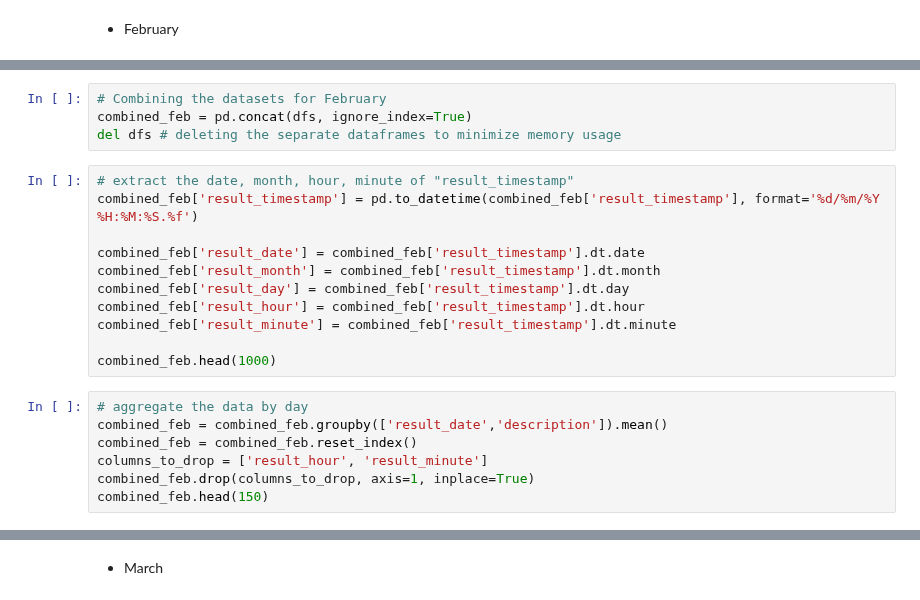
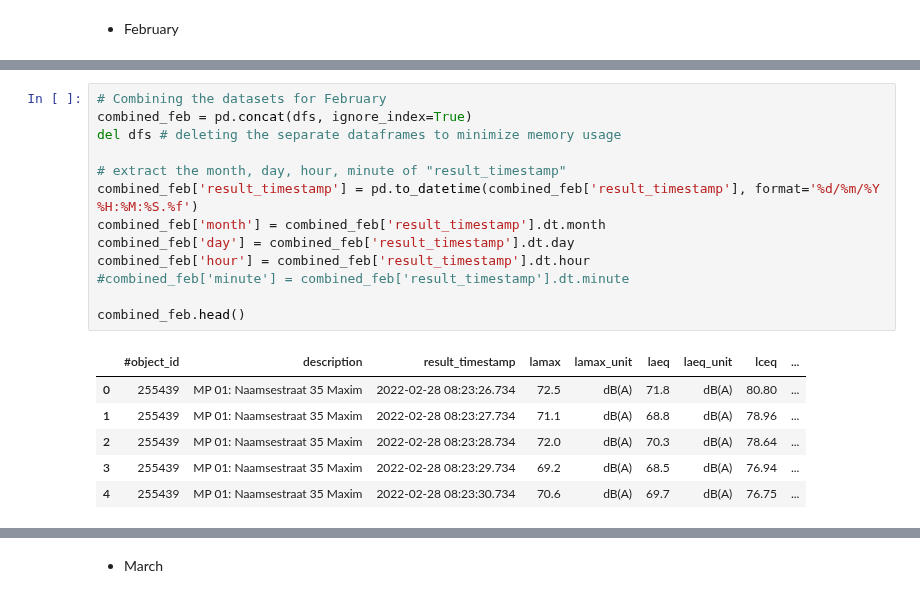
Before and after one commit to lennertvanh/MDA-Georgia, a Jupyter notebook: Preprocessing.ipynb, the cells around one changed output, grey strips where cells are left out. Cells and saved outputs as stored; diff of their text form.

```diff
--- a/Preprocessing.ipynb
+++ b/Preprocessing.ipynb
@@ -260,22 +352,20 @@ for url in urls:
 # %%
 # Combining the datasets for February
 combined_feb = pd.concat(dfs, ignore_index=True)
 del dfs # deleting the separate dataframes to minimize memory usage
+
+# extract the month, day, hour, minute of "result_timestamp"
+combined_feb['result_timestamp'] = pd.to_datetime(combined_feb['result_timestamp'], format='%d/%m/%Y %H:%M:%S.%f')
+combined_feb['month'] = combined_feb['result_timestamp'].dt.month
+combined_feb['day'] = combined_feb['result_timestamp'].dt.day
+combined_feb['hour'] = combined_feb['result_timestamp'].dt.hour
+#combined_feb['minute'] = combined_feb['result_timestamp'].dt.minute
+
+combined_feb.head()
+# %% [output]
+|  | #object_id | description | result_timestamp | lamax | lamax_unit | laeq | laeq_unit | lceq | ... |
+| 0 | 255439 | MP 01: Naamsestraat 35 Maxim | 2022-02-28 08:23:26.734 | 72.5 | dB(A) | 71.8 | dB(A) | 80.80 | ... |
+| 1 | 255439 | MP 01: Naamsestraat 35 Maxim | 2022-02-28 08:23:27.734 | 71.1 | dB(A) | 68.8 | dB(A) | 78.96 | ... |
+| 2 | 255439 | MP 01: Naamsestraat 35 Maxim | 2022-02-28 08:23:28.734 | 72.0 | dB(A) | 70.3 | dB(A) | 78.64 | ... |
+| 3 | 255439 | MP 01: Naamsestraat 35 Maxim | 2022-02-28 08:23:29.734 | 69.2 | dB(A) | 68.5 | dB(A) | 76.94 | ... |
+| 4 | 255439 | MP 01: Naamsestraat 35 Maxim | 2022-02-28 08:23:30.734 | 70.6 | dB(A) | 69.7 | dB(A) | 76.75 | ... |
-# %%
-# extract the date, month, hour, minute of "result_timestamp"
-combined_feb['result_timestamp'] = pd.to_datetime(combined_feb['result_timestamp'], format='%d/%m/%Y %H:%M:%S.%f')
-
-combined_feb['result_date'] = combined_feb['result_timestamp'].dt.date
-combined_feb['result_month'] = combined_feb['result_timestamp'].dt.month
-combined_feb['result_day'] = combined_feb['result_timestamp'].dt.day
-combined_feb['result_hour'] = combined_feb['result_timestamp'].dt.hour
-combined_feb['result_minute'] = combined_feb['result_timestamp'].dt.minute
-
-combined_feb.head(1000)
-# %%
-# aggregate the data by day
-combined_feb = combined_feb.groupby(['result_date','description']).mean()
-combined_feb = combined_feb.reset_index()
-columns_to_drop = ['result_hour', 'result_minute']
-combined_feb.drop(columns_to_drop, axis=1, inplace=True)
-combined_feb.head(150)
```
Also changed, not shown: parts of 24 cells of this notebook.
